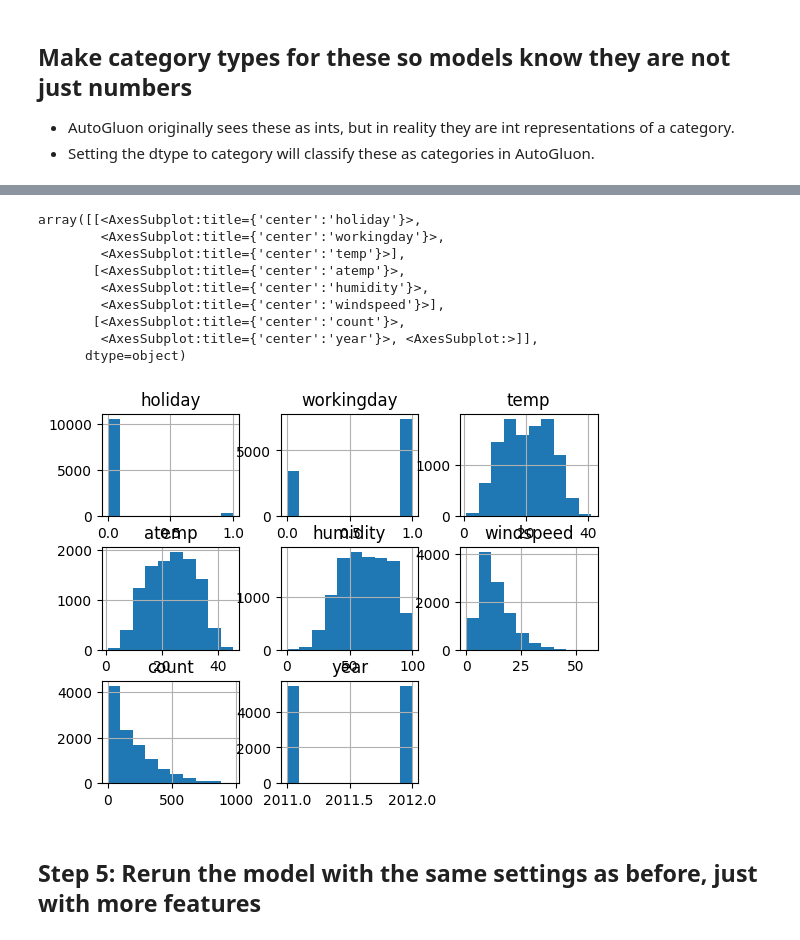
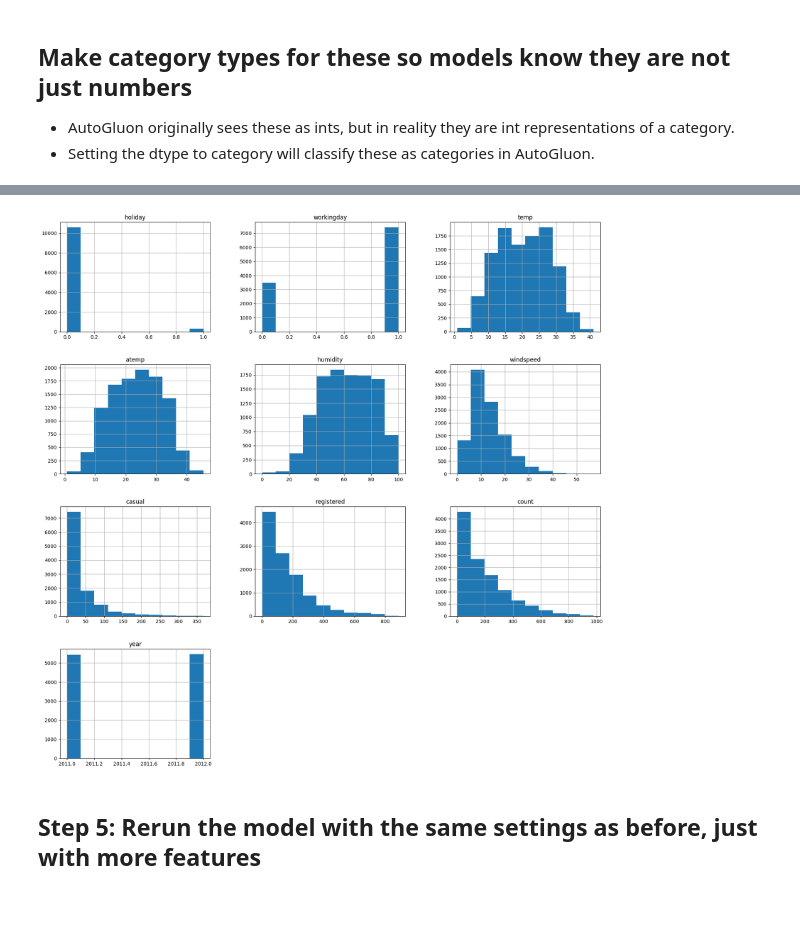
Before and after one commit to karim-hussein-ai/Predict-Bike-Sharing-Demand-with-AutoGluon, a Jupyter notebook: project-template.ipynb, the cells around one changed output, grey strips where cells are left out. Drawn from its saved outputs; the diff is of its cells as text; code cells hidden in the pictures; blank space fills up the shorter version.

```diff
--- a/project-template.ipynb
+++ b/project-template.ipynb
@@ -141,6 +159,6 @@ test.head()
 # %%
 #features casual,registered are not exist in test dataset, so we delete them from training dataset
 features_drop = ['casual','registered']
-train.drop(features_drop,axis = 1,inplace = True)
+# train.drop(features_drop,axis = 1,inplace = True) # or we can ignore columns during traning
 # %%
 # Same thing as train and test dataset
@@ -382,3 +388,15 @@ test["month"] = pd.Series(test["datetime"].dt.month, dtype="category")
 test["day"] = pd.Series(test["datetime"].dt.day, dtype="category")
 test["day_of_week"] = pd.Series(test["datetime"].dt.day_name(), dtype="category")
 test["hour"] = pd.Series(test["datetime"].dt.hour, dtype="category")
+# %%
+def part_of_day(hour):
+    if 5.5 <= hour <= 11:
+        return "morning"
+    elif 12 <= hour <= 17:
+        return "afternoon"
+    elif 18 <= hour <= 22:
+        return "evening"
+    else:
+        return "night"
+# %%
+train['part_of_day'] = train.apply(lambda x: part_of_day(x.hour), axis=1)
@@ -392,8 +421,10 @@ test = test.drop("datetime", axis=1)
 # %%
 train["season"] = pd.Series(train["season"], dtype="category")
 train["weather"] = pd.Series(train["weather"], dtype="category")
+train["part_of_day"] = pd.Series(train["part_of_day"], dtype="category")
 test["season"] = pd.Series(test["season"], dtype="category")
 test["weather"] = pd.Series(test["weather"], dtype="category")
+test["part_of_day"] = pd.Series(test["part_of_day"], dtype="category")
 # %%
 # View are new feature
 train.head()
@@ -407,17 +438,8 @@ train.head()
 # %%
 # View histogram of all features again now with the hour feature
-train.hist()
+train.hist(figsize=(20,20));
 # %% [output]
-array([[<AxesSubplot:title={'center':'holiday'}>,
-        <AxesSubplot:title={'center':'workingday'}>,
-        <AxesSubplot:title={'center':'temp'}>],
-       [<AxesSubplot:title={'center':'atemp'}>,
-        <AxesSubplot:title={'center':'humidity'}>,
-        <AxesSubplot:title={'center':'windspeed'}>],
-       [<AxesSubplot:title={'center':'count'}>,
-        <AxesSubplot:title={'center':'year'}>, <AxesSubplot:>]],
-      dtype=object)
-[figure, old version]
+[figure, new version]
 # %% [markdown]
 ## Step 5: Rerun the model with the same settings as before, just with more features
 # %%
```
Also changed, not shown: parts of 36 cells of this notebook, 2 other files.
